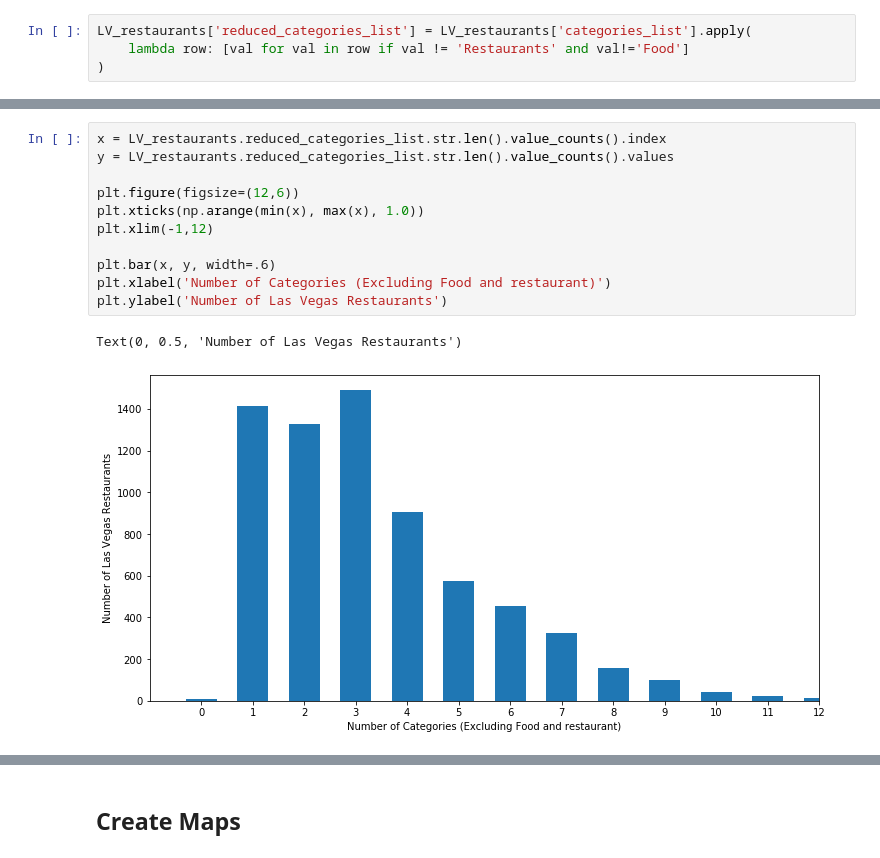
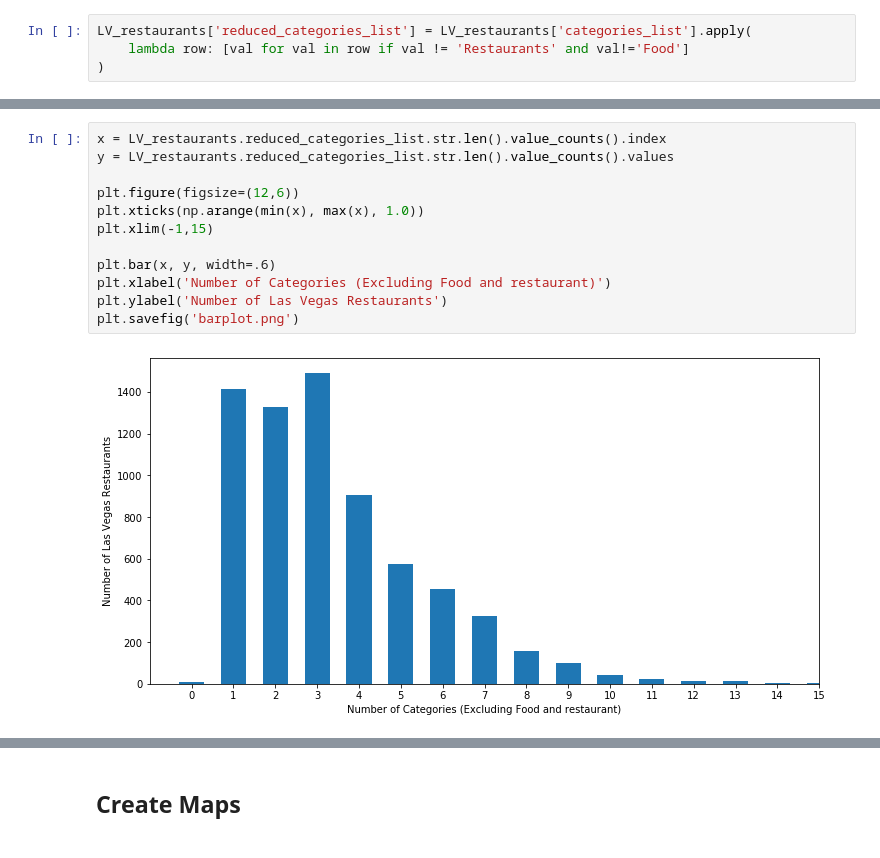
Before and after one commit to pavkalfantis/restaurant_recommender, a Jupyter notebook: TDIproject-Las Vegas Food Guide.ipynb, the cells around one changed output, grey strips where cells are left out. Cells and saved outputs as stored; diff of their text form.

```diff
--- a/TDIproject-Las Vegas Food Guide.ipynb
+++ b/TDIproject-Las Vegas Food Guide.ipynb
@@ -460,15 +442,15 @@ dtype: int64
 # %%
 x = LV_restaurants.reduced_categories_list.str.len().value_counts().index
 y = LV_restaurants.reduced_categories_list.str.len().value_counts().values
 
 plt.figure(figsize=(12,6))
 plt.xticks(np.arange(min(x), max(x), 1.0))
-plt.xlim(-1,12)
+plt.xlim(-1,15)
 
 plt.bar(x, y, width=.6)
 plt.xlabel('Number of Categories (Excluding Food and restaurant)')
 plt.ylabel('Number of Las Vegas Restaurants')
+plt.savefig('barplot.png')
 # %% [output]
-Text(0, 0.5, 'Number of Las Vegas Restaurants')
-[figure, old version]
+[figure, new version]
 # %%
```
Also changed, not shown: parts of 5 cells of this notebook, 6 other files.
